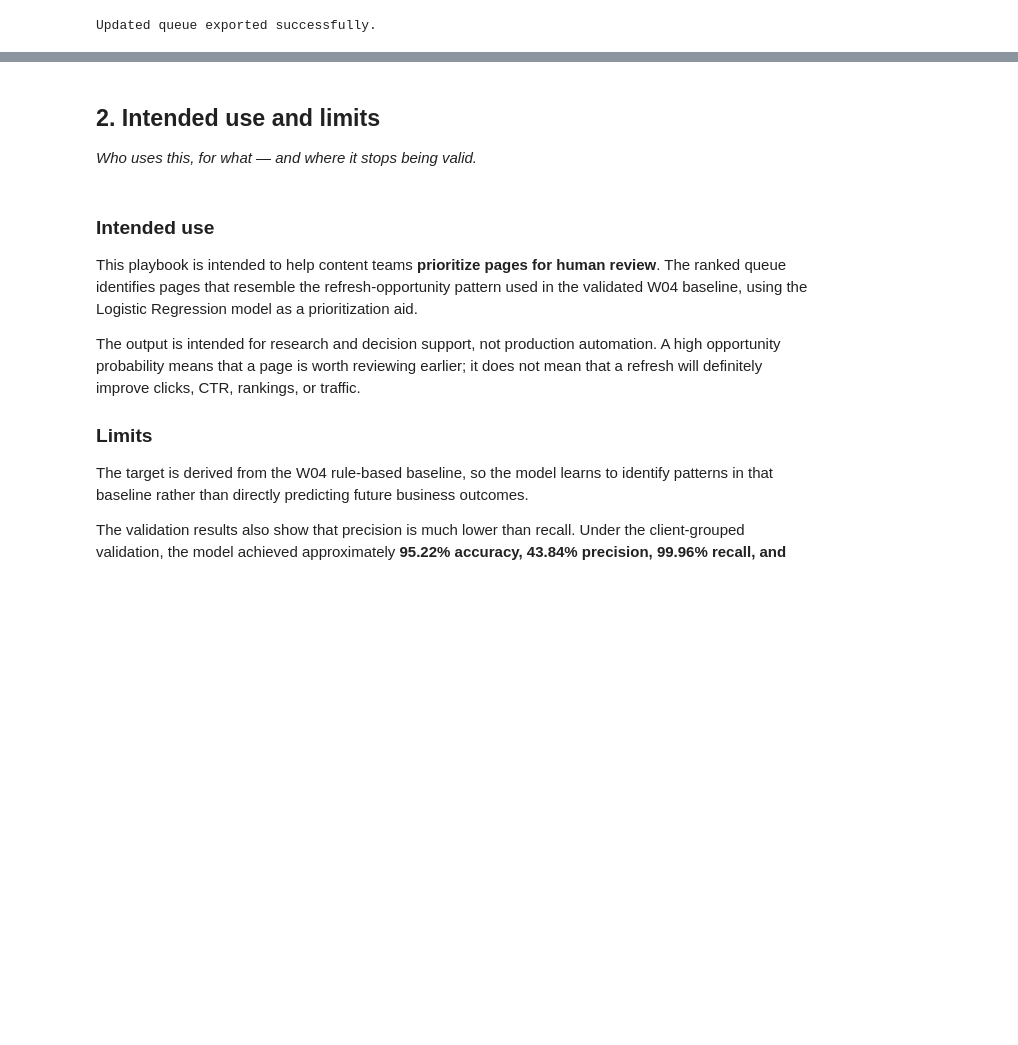
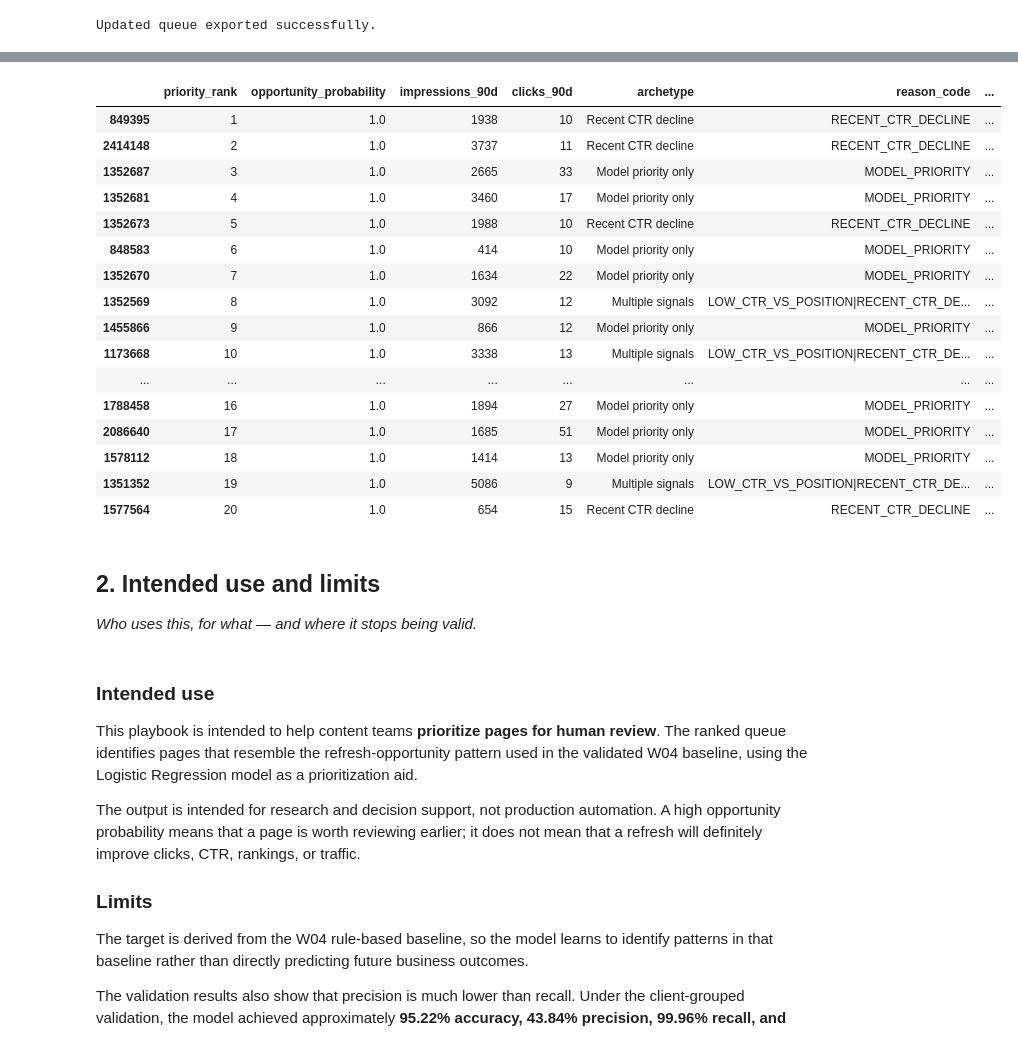
Before and after one commit to pathakadithi/flyrank-ml-internship, a Jupyter notebook: work/notebooks/w07_action_playbook.ipynb, the cells around one changed output, grey strips where cells are left out. Cells and saved outputs as stored; diff of their text form; code cells hidden in the pictures; blank space fills up the shorter version.

```diff
--- a/work/notebooks/w07_action_playbook.ipynb
+++ b/work/notebooks/w07_action_playbook.ipynb
@@ -538,3 +548,45 @@ Updated queue exported successfully.
+# %%
+
+# Cost/value prioritization view
+
+cost_value_queue = queue_export[
+    [
+        "priority_rank",
+        "opportunity_probability",
+        "impressions_90d",
+        "clicks_90d",
+        "archetype",
+        "reason_code",
+        "review_action"
+    ]
+].copy()
+
+cost_value_queue["review_priority"] = np.where(
+    (cost_value_queue["opportunity_probability"] >= 0.75) &
+    (cost_value_queue["impressions_90d"] >= cost_value_queue["impressions_90d"].median()),
+    "High-value review candidate",
+    "Standard review candidate"
+)
+
+cost_value_queue.head(20)
+# %% [output]
+|  | priority_rank | opportunity_probability | impressions_90d | clicks_90d | archetype | reason_code | ... |
+| 849395 | 1 | 1.0 | 1938 | 10 | Recent CTR decline | RECENT_CTR_DECLINE | ... |
+| 2414148 | 2 | 1.0 | 3737 | 11 | Recent CTR decline | RECENT_CTR_DECLINE | ... |
+| 1352687 | 3 | 1.0 | 2665 | 33 | Model priority only | MODEL_PRIORITY | ... |
+| 1352681 | 4 | 1.0 | 3460 | 17 | Model priority only | MODEL_PRIORITY | ... |
+| 1352673 | 5 | 1.0 | 1988 | 10 | Recent CTR decline | RECENT_CTR_DECLINE | ... |
+| 848583 | 6 | 1.0 | 414 | 10 | Model priority only | MODEL_PRIORITY | ... |
+| 1352670 | 7 | 1.0 | 1634 | 22 | Model priority only | MODEL_PRIORITY | ... |
+| 1352569 | 8 | 1.0 | 3092 | 12 | Multiple signals | LOW_CTR_VS_POSITION|RECENT_CTR_DE... | ... |
+| 1455866 | 9 | 1.0 | 866 | 12 | Model priority only | MODEL_PRIORITY | ... |
+| 1173668 | 10 | 1.0 | 3338 | 13 | Multiple signals | LOW_CTR_VS_POSITION|RECENT_CTR_DE... | ... |
+| ... | ... | ... | ... | ... | ... | ... | ... |
+| 1788458 | 16 | 1.0 | 1894 | 27 | Model priority only | MODEL_PRIORITY | ... |
+| 2086640 | 17 | 1.0 | 1685 | 51 | Model priority only | MODEL_PRIORITY | ... |
+| 1578112 | 18 | 1.0 | 1414 | 13 | Model priority only | MODEL_PRIORITY | ... |
+| 1351352 | 19 | 1.0 | 5086 | 9 | Multiple signals | LOW_CTR_VS_POSITION|RECENT_CTR_DE... | ... |
+| 1577564 | 20 | 1.0 | 654 | 15 | Recent CTR decline | RECENT_CTR_DECLINE | ... |
 # %% [markdown]
 ## 2. Intended use and limits
 
```
Also changed, not shown: parts of 1 cell of this notebook.
